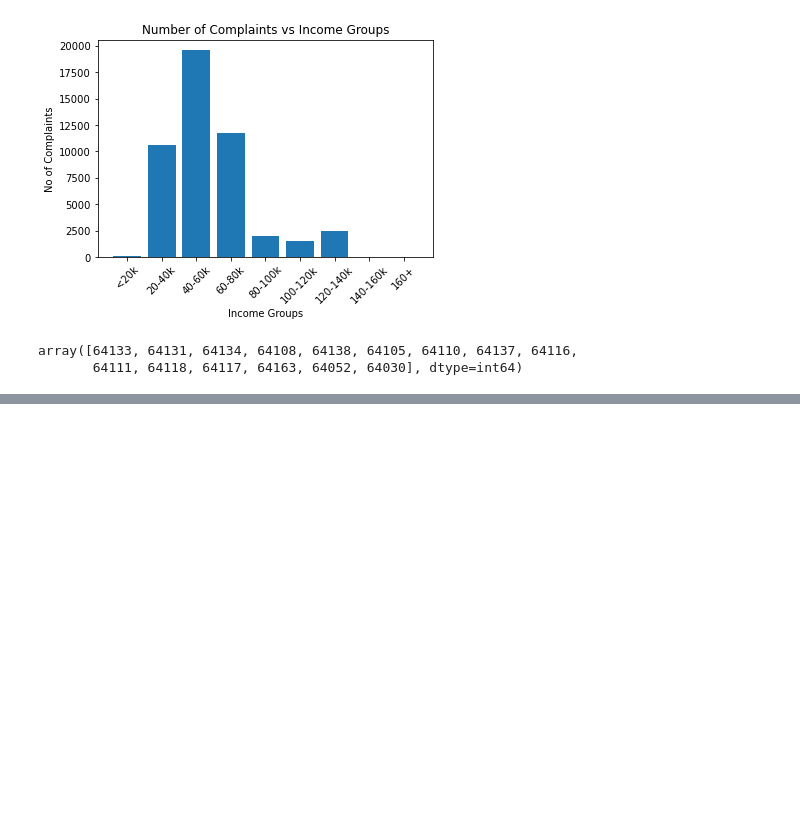
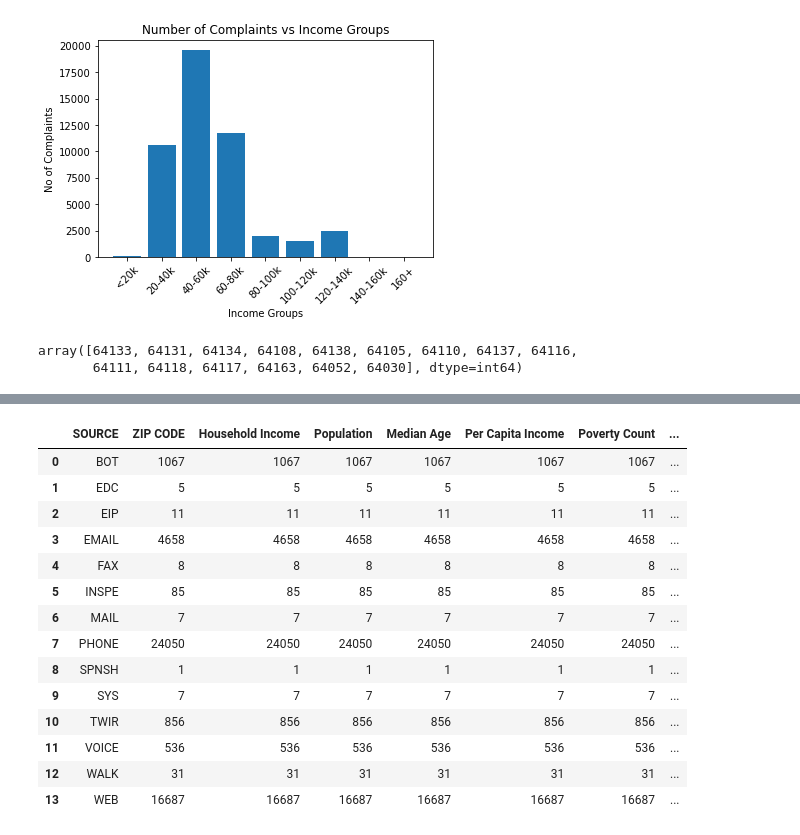
Before and after one commit to kristanlpruett/Project-1-KU-EDW-DATA, a Jupyter notebook: 20200829 Jays Visuals Attempt.ipynb, the cells around one changed output, grey strips where cells are left out. Drawn from its saved outputs; the diff is of its cells as text; code cells hidden in the pictures; blank space fills up the shorter version.

```diff
--- a/20200829 Jays Visuals Attempt.ipynb
+++ b/20200829 Jays Visuals Attempt.ipynb
@@ -211,3 +211,23 @@ fig.add_layer(heat_layer)
 fig
 # %% [output]
 [interactive output not drawn]
+# %%
+#Submission source
+source_group_df = merge_df.groupby('SOURCE').count().reset_index()
+source_group_df
+# %% [output]
+|  | SOURCE | ZIP CODE | Household Income | Population | Median Age | Per Capita Income | Poverty Count | ... |
+| 0 | BOT | 1067 | 1067 | 1067 | 1067 | 1067 | 1067 | ... |
+| 1 | EDC | 5 | 5 | 5 | 5 | 5 | 5 | ... |
+| 2 | EIP | 11 | 11 | 11 | 11 | 11 | 11 | ... |
+| 3 | EMAIL | 4658 | 4658 | 4658 | 4658 | 4658 | 4658 | ... |
+| 4 | FAX | 8 | 8 | 8 | 8 | 8 | 8 | ... |
+| 5 | INSPE | 85 | 85 | 85 | 85 | 85 | 85 | ... |
+| 6 | MAIL | 7 | 7 | 7 | 7 | 7 | 7 | ... |
+| 7 | PHONE | 24050 | 24050 | 24050 | 24050 | 24050 | 24050 | ... |
+| 8 | SPNSH | 1 | 1 | 1 | 1 | 1 | 1 | ... |
+| 9 | SYS | 7 | 7 | 7 | 7 | 7 | 7 | ... |
+| 10 | TWIR | 856 | 856 | 856 | 856 | 856 | 856 | ... |
+| 11 | VOICE | 536 | 536 | 536 | 536 | 536 | 536 | ... |
+| 12 | WALK | 31 | 31 | 31 | 31 | 31 | 31 | ... |
+| 13 | WEB | 16687 | 16687 | 16687 | 16687 | 16687 | 16687 | ... |
```
Also changed, not shown: parts of 1 cell of this notebook.
